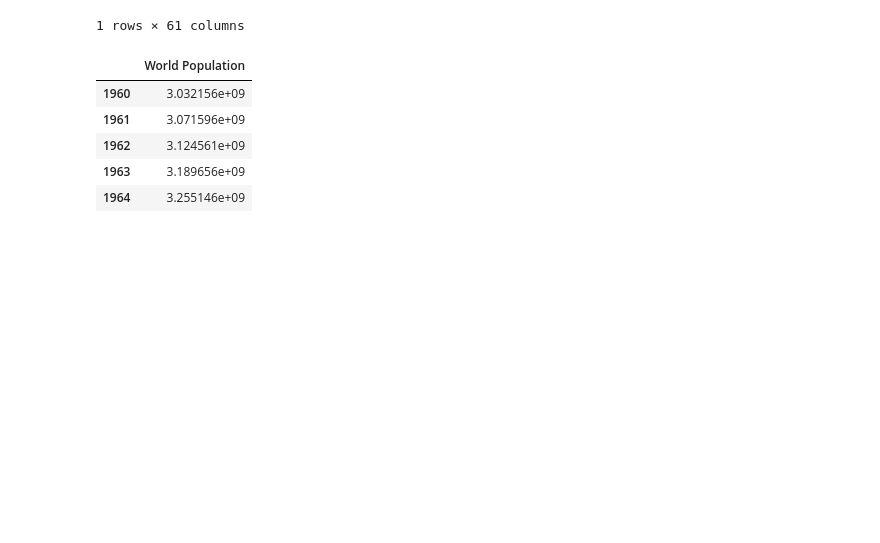
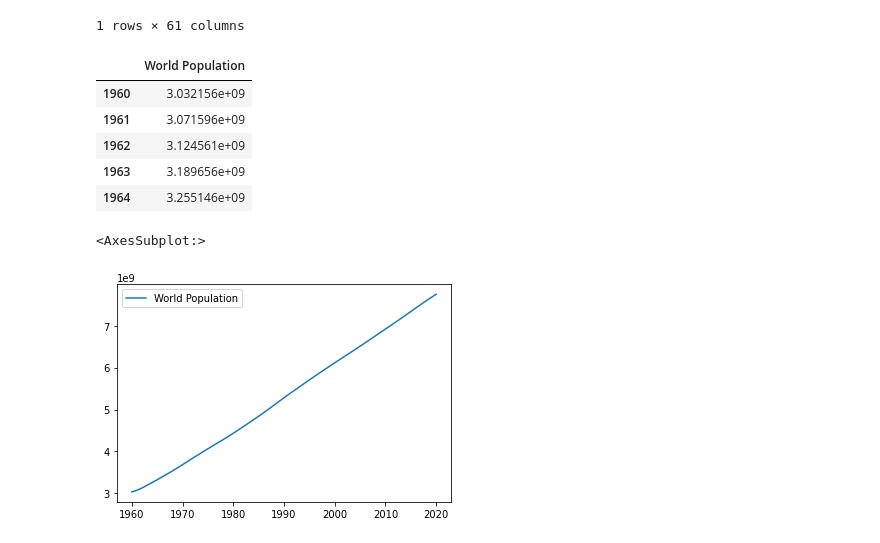
Before and after one commit to Harshhhh1701/Learning--Data-Science, a Jupyter notebook: py6.ipynb, the cells around one changed output. Cells and saved outputs as stored; diff of their text form; code cells hidden in the pictures; blank space fills up the shorter version.

```diff
--- a/py6.ipynb
+++ b/py6.ipynb
@@ -62,3 +62,8 @@ dataset.head()
 | 1962 | 3.124561e+09 |
 | 1963 | 3.189656e+09 |
 | 1964 | 3.255146e+09 |
+# %%
+dataset.plot()
+# %% [output]
+<AxesSubplot:>
+[figure, added]
```
Also changed, not shown: parts of 4 cells of this notebook.
